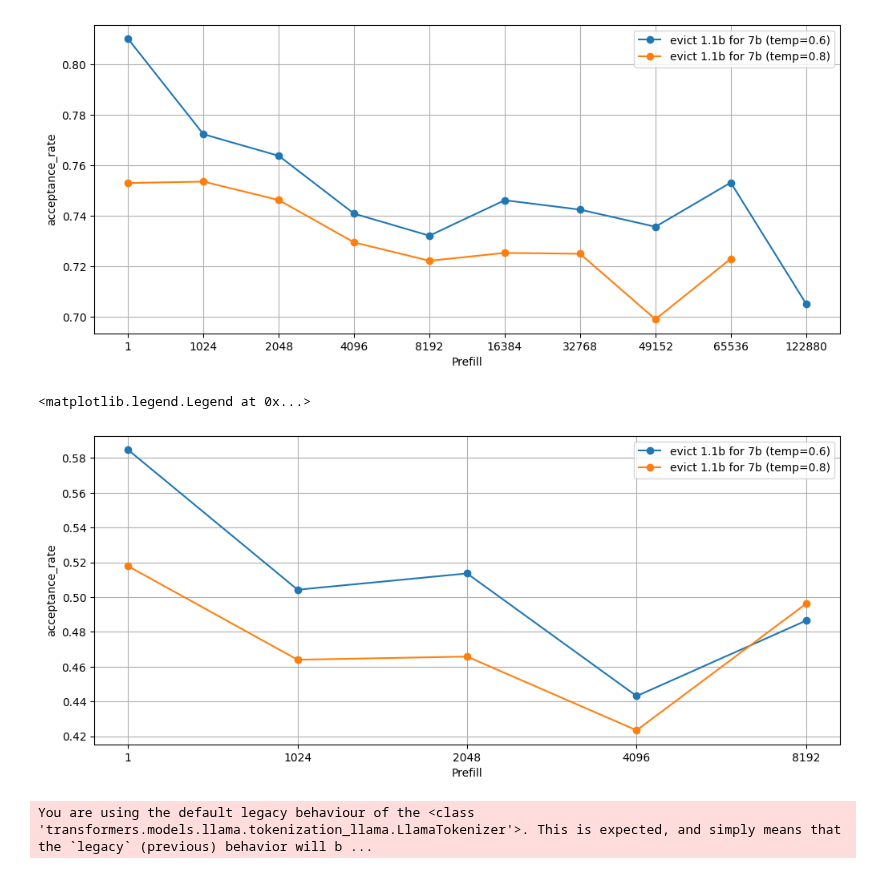
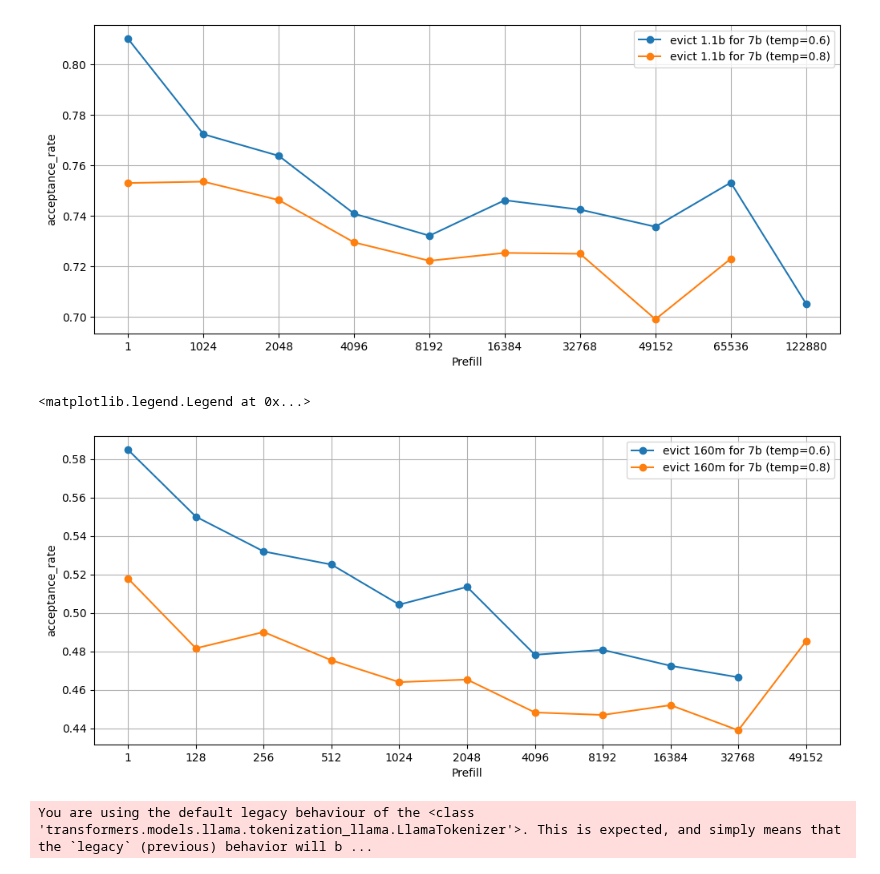
Before and after one commit to ranonrkm/TriForce-legacy, a Jupyter notebook: apps/plot.ipynb, the cells around one changed output. Drawn from its saved outputs; the diff is of its cells as text; code cells hidden in the pictures.

```diff
--- a/apps/plot.ipynb
+++ b/apps/plot.ipynb
@@ -310,38 +310,38 @@ plt.legend()
 # %%
 import pandas as pd
 import matplotlib.pyplot as plt
 
 plt.figure(figsize=(12, 5))
 
-prefill_list = [1, 1024, 2048, 4096, 8192, 16384, 32768, 49152, 65536, 122880]
+prefill_list = [1, 128, 256, 512, 1024, 2048, 4096, 8192, 16384, 32768, 49152, 65536, 122880]
 
 
-prefill = [1, 1024, 2048, 4096, 8192, 16384, 32768, 49152, 65536, 122880]
+prefill = [1, 128, 256, 512, 1024, 2048, 4096, 8192, 16384, 32768, 49152, 65536, 122880]
 file_path = '/home/hanshis/workspace/LongContextInfer/test/report/L40_evict_streamllm.csv'
 df = pd.read_csv(file_path)
 df = df[df['draft'] == "JackFram/llama-160m"]
 y_list = []
 for p in prefill:
     table = df[df['prefill'] == p]
     table = table[table['temperature'] == 0.6]
     y_list.append(table['acceptance_rate'].mean())
-plt.plot([str(x) for x in prefill_list], y_list, marker='o', label='evict 1.1b for 7b (temp=0.6)')
+plt.plot([str(x) for x in prefill_list], y_list, marker='o', label='evict 160m for 7b (temp=0.6)')
 
 y_list = []
 for p in prefill:
     table = df[df['prefill'] == p]
     table = table[table['temperature'] == 0.8]
     y_list.append(table['acceptance_rate'].mean())
-plt.plot([str(x) for x in prefill_list], y_list, marker='o', label='evict 1.1b for 7b (temp=0.8)')
+plt.plot([str(x) for x in prefill_list], y_list, marker='o', label='evict 160m for 7b (temp=0.8)')
 
 plt.grid()
 plt.xlabel('Prefill')
 plt.ylabel('acceptance_rate')
 plt.title('')
 plt.legend()
 # %% [output]
 <matplotlib.legend.Legend at 0x...>
-[figure, old version]
+[figure, new version]
 # %%
 from transformers import AutoTokenizer, AutoModel
 
```
Also changed, not shown: 4 other files.
